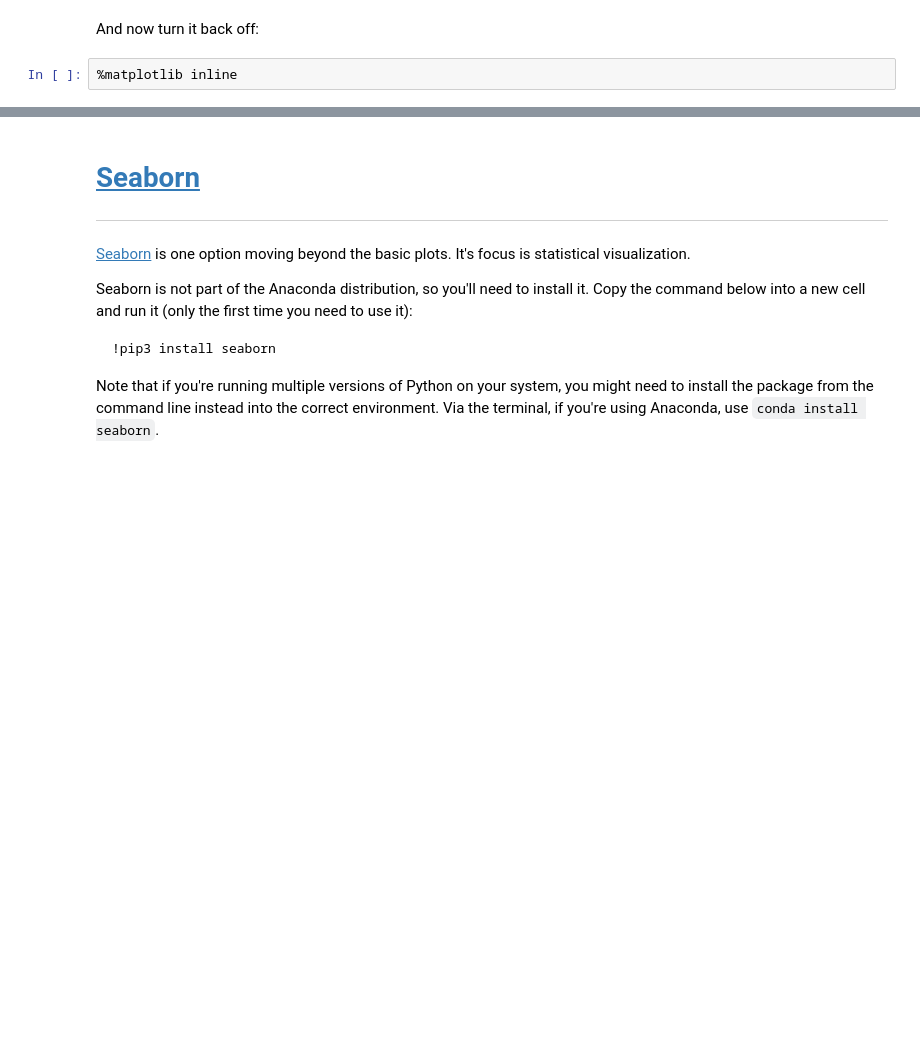
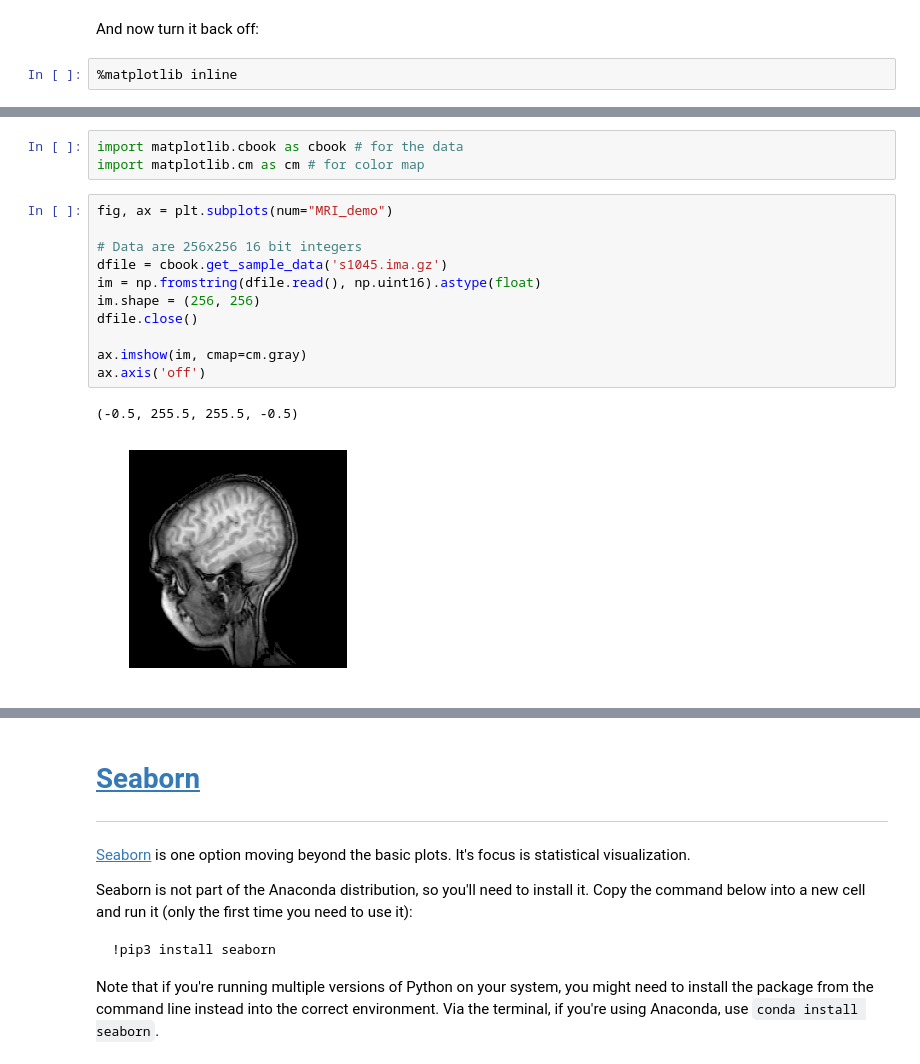
Before and after one commit to nuitrcs/pythonworkshops, a Jupyter notebook: dataanalysis/visualization/plotting.ipynb, the cells around one changed output, grey strips where cells are left out. Drawn from its saved outputs; the diff is of its cells as text; blank space fills up the shorter version.

Commit message:
added 3d and image examples

```diff
--- a/dataanalysis/visualization/plotting.ipynb
+++ b/dataanalysis/visualization/plotting.ipynb
@@ -367,0 +446,17 @@ And now turn it back off:
+# %%
+import matplotlib.cbook as cbook # for the data
+import matplotlib.cm as cm # for color map
+# %%
+fig, ax = plt.subplots(num="MRI_demo")
+
+# Data are 256x256 16 bit integers
+dfile = cbook.get_sample_data('s1045.ima.gz')
+im = np.fromstring(dfile.read(), np.uint16).astype(float)
+im.shape = (256, 256)
+dfile.close()
+
+ax.imshow(im, cmap=cm.gray)
+ax.axis('off')
+# %% [output]
+(-0.5, 255.5, 255.5, -0.5)
+[figure, added]
```
Also changed, not shown: parts of 34 cells of this notebook, 1 other file.
